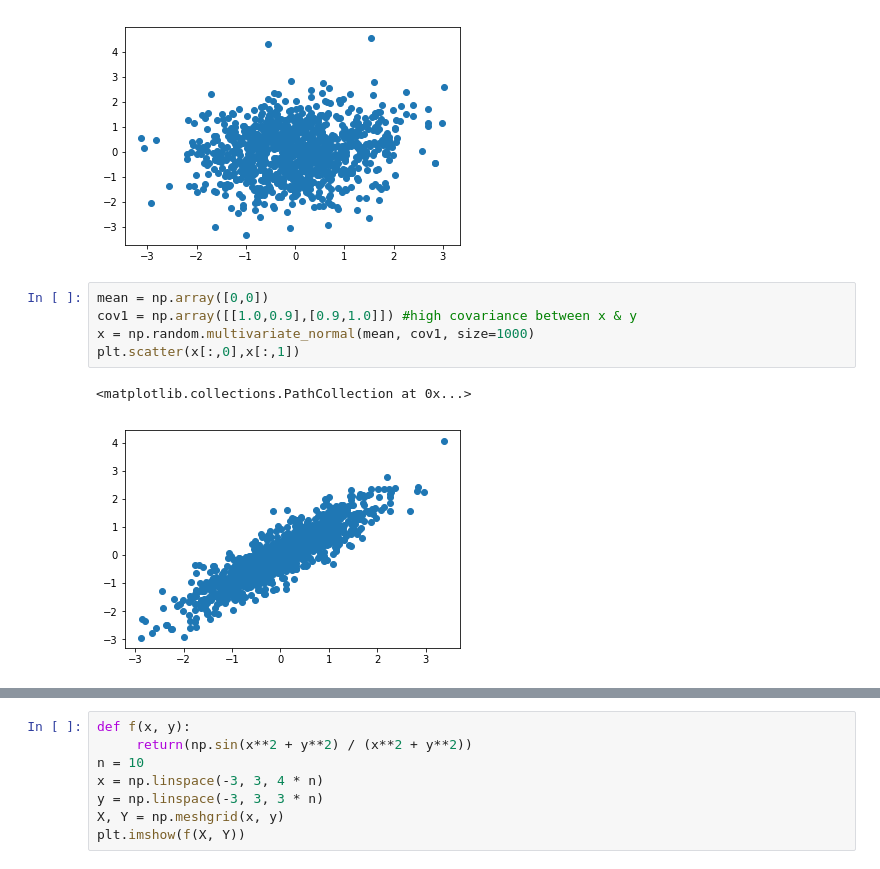
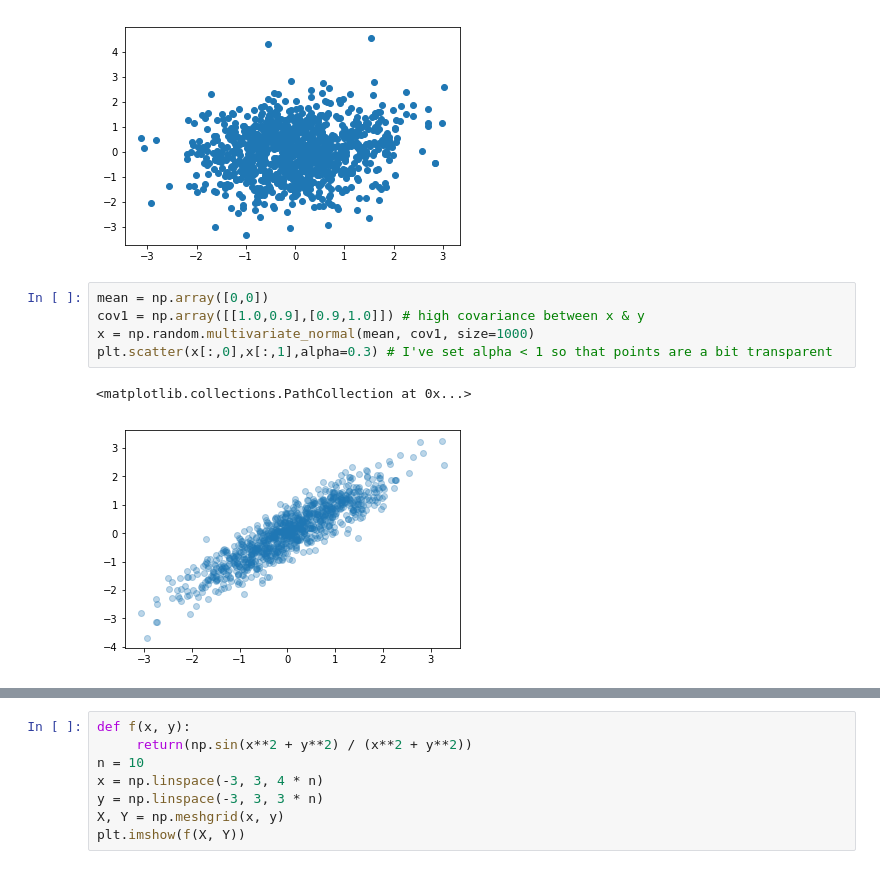
Before and after one commit to andrewkern/biol610, a Jupyter notebook: notebooks/lecture5.ipynb, the cells around one changed output, grey strips where cells are left out. Drawn from its saved outputs; the diff is of its cells as text.

```diff
--- a/notebooks/lecture5.ipynb
+++ b/notebooks/lecture5.ipynb
@@ -93,9 +93,9 @@ plt.scatter(x[:,0],x[:,1])
 [figure]
 # %%
 mean = np.array([0,0])
-cov1 = np.array([[1.0,0.9],[0.9,1.0]]) #high covariance between x & y
+cov1 = np.array([[1.0,0.9],[0.9,1.0]]) # high covariance between x & y
 x = np.random.multivariate_normal(mean, cov1, size=1000)
-plt.scatter(x[:,0],x[:,1])
+plt.scatter(x[:,0],x[:,1],alpha=0.3) # I've set alpha < 1 so that points are a bit transparent
 # %% [output]
 <matplotlib.collections.PathCollection at 0x...>
-[figure, old version]
+[figure, new version]
```
Also changed, not shown: parts of 2 cells of this notebook.
